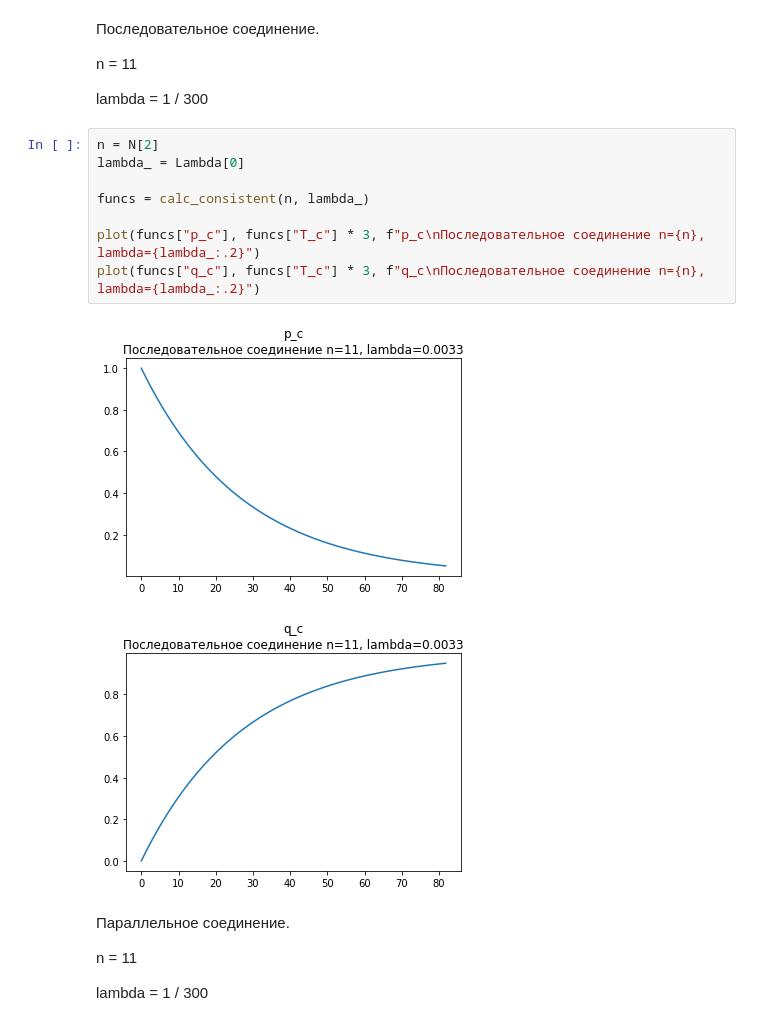
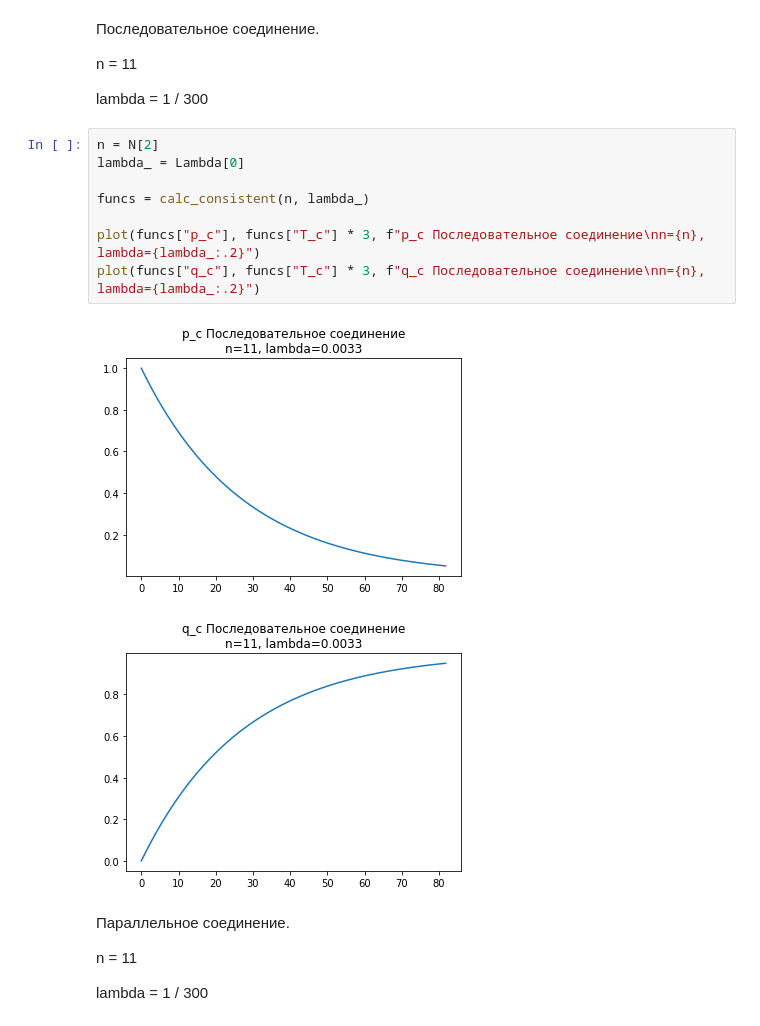
Before and after one commit to SeriousBanan/ITMO, a Jupyter notebook: semester 6/Reliability theory/homework 2/homework_2.ipynb, the cells around one changed output. Saved outputs shown, nothing was run; the diff lists cells and outputs as text.

Commit message:
Fix titles of plots in hm2 of RT

```diff
--- a/semester 6/Reliability theory/homework 2/homework_2.ipynb
+++ b/semester 6/Reliability theory/homework 2/homework_2.ipynb
@@ -221,14 +221,14 @@ lambda = 1 / 300
 # %%
 n = N[2]
 lambda_ = Lambda[0]
 
 funcs = calc_consistent(n, lambda_)
 
-plot(funcs["p_c"], funcs["T_c"] * 3, f"p_c\nПоследовательное соединение n={n}, lambda={lambda_:.2}")
-plot(funcs["q_c"], funcs["T_c"] * 3, f"q_c\nПоследовательное соединение n={n}, lambda={lambda_:.2}")
+plot(funcs["p_c"], funcs["T_c"] * 3, f"p_c Последовательное соединение\nn={n}, lambda={lambda_:.2}")
+plot(funcs["q_c"], funcs["T_c"] * 3, f"q_c Последовательное соединение\nn={n}, lambda={lambda_:.2}")
 # %% [output]
-[figure, old version]
+[figure, new version]
-[figure, old version]
+[figure, new version]
 # %% [markdown]
 Параллельное соединение.
 
```
Also changed, not shown: parts of 11 cells of this notebook, 48 other files.
